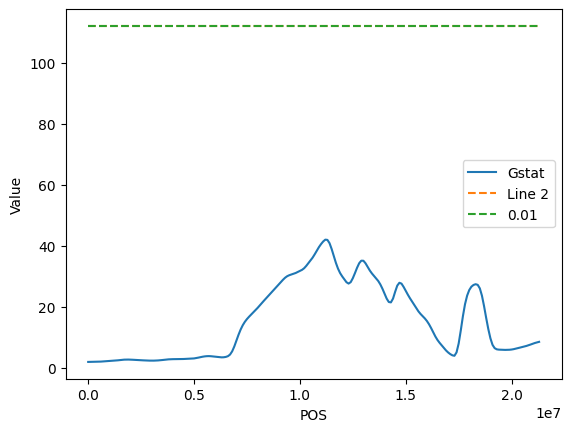
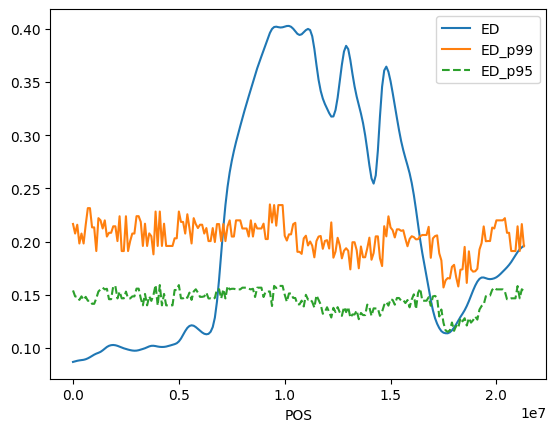
The notebook cell's code change between the first figure and the second:
--- before
+++ after
@@ -1,17 +1,18 @@
 df = pd.read_csv("bsaseq_results.smooth.tsv", sep="\t", comment="#")
-print(df.columns)
+#print(df.columns)
 chrom1_df = df[df["CHROM"] == "Cp4.1LG01"]
+print(chrom1_df.columns.tolist())
 # 1. Plot the first line and capture the axis (ax)
-ax = chrom1_df.plot(x='POS', y='Gstat', label='Gstat')
+ax = chrom1_df.plot(x='POS', y='ED', label='ED')
 
 # 2. Plot the second line on the same axis with a dashed style
-chrom1_df.plot(x='POS', y='Opt1_MaxNoChr0_Gstat_a0.05', ax=ax, linestyle='--', label='Line 2')
-chrom1_df.plot(x='POS', y='Opt1_MaxNoChr0_Gstat_a0.01', ax=ax, linestyle='--', label='0.01')
+chrom1_df.plot(x='POS', y='ED_p99', ax=ax,  label='ED_p99')
+chrom1_df.plot(x='POS', y='ED_p95', ax=ax, linestyle='--', label='ED_p95')
 
-plt.ylabel('Value')
-plt.show()
+# plt.ylabel('Value')
+# plt.show()
 # chrom1_df = df[df["CHROM"] == "Cp4.1LG01"]
 # print(chrom1_df.columns)
 # chrom1_df.plot(x='POS', y='Gstat', title='BBLogBF for Cp4.1LG01')
 # chrom1_df.plot(x='POS', y='Opt1_MaxNoChr0_Gstat_a0.05',)
-# plt.show()
+plt.show()

Commit: hh